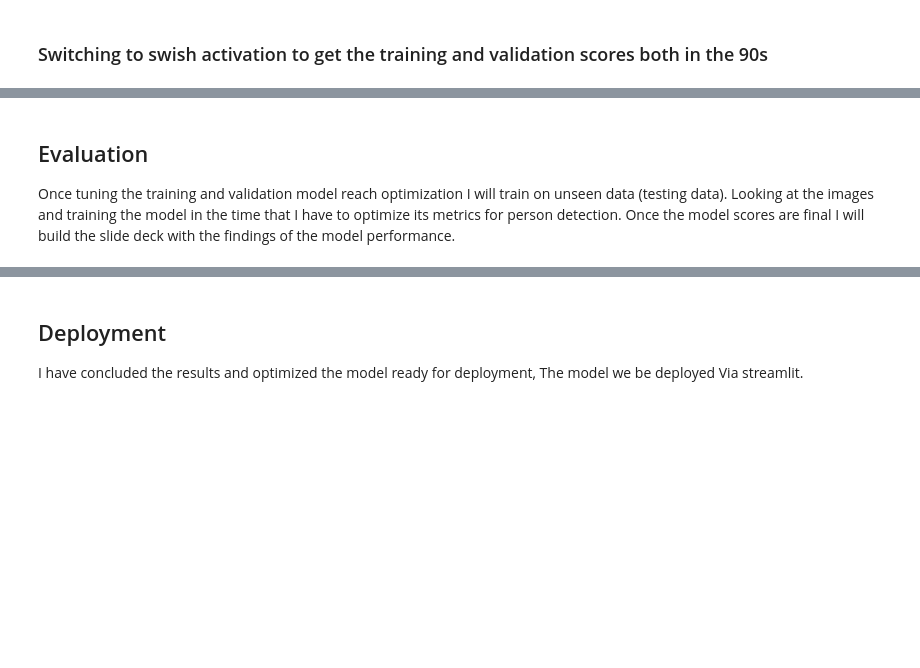
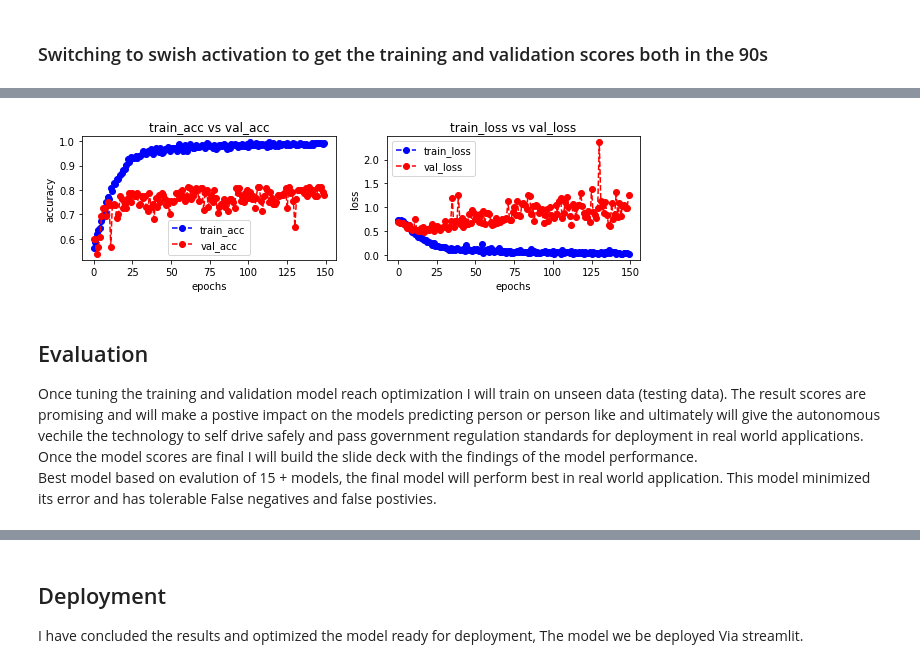
Before and after one commit to stefanocaruso0101/PedestrianDetection, a Jupyter notebook: BOOK1.ipynb, the cells around one changed output, grey strips where cells are left out. Cells and saved outputs as stored; diff of their text form; code cells hidden in the pictures; blank space fills up the shorter version.

```diff
--- a/BOOK1.ipynb
+++ b/BOOK1.ipynb
@@ -882,26 +971,22 @@ Epoch 250/250
 # %%
-# create CNN model# 7 (92,75)
-# this previous model had the smallest gap from training to validation , going to decrease layers and add more epochs
+# CNN model # 6 decreasing the pixel shape to the smallest yet to prevent overfitting and training time.
 
 model = models.Sequential()
-model.add(layers.Conv2D(filters=32, kernel_size=(2, 2), activation='relu', kernel_regularizer=l2(l2=0.01), input_shape=(50, 50, 3)))
-model.add(layers.MaxPooling2D((2, 2)))
-model.add(layers.Conv2D(filters=36, kernel_size=(2, 2), activation='relu', kernel_regularizer=l2(l2=0.01)))
+model.add(layers.Conv2D(filters=64, kernel_size=(5,5),strides=(1, 1),padding='same', activation='relu', input_shape=(50, 50, 3)))
+model.add(layers.MaxPooling2D((3, 3)))
+model.add(layers.Conv2D(filters=88, kernel_size=(5, 5),strides=(1, 1),padding='same', activation='relu'))
 model.add(layers.Dropout(rate=.6))
-model.add(layers.MaxPooling2D((2, 2)))
-model.add(layers.Conv2D(filters=64, kernel_size=(2, 2), activation='relu', kernel_regularizer=l2(l2=0.01)))
+model.add(layers.MaxPooling2D((3, 3)))
+model.add(layers.Conv2D(filters=96, kernel_size=(5, 5),strides=(1, 1),padding='same', activation='relu'))
 model.add(layers.Dropout(rate=.6))
-model.add(layers.MaxPooling2D((2, 2)))
-model.add(layers.Conv2D(filters=64, kernel_size=(2, 2), activation='relu', kernel_regularizer=l2(l2=0.01)))
-
 model.add(layers.Flatten())
-model.add(layers.Dense(60, activation='relu', kernel_regularizer=l2(l2=0.01)))
+model.add(layers.Dense(128, activation='relu'))
 model.add(layers.Dense(1, activation='sigmoid'))
 
 model.compile(optimizer='rmsprop',
               loss='binary_crossentropy',
               metrics=['accuracy'])
 
-history_14 = model.fit(train_images_4, train_labels_4, epochs=200, batch_size=32,
+history_14 = model.fit(train_images_4, train_labels_4, epochs=150, batch_size=32,
                     validation_data=(val_images_4, val_labels_4))
 # %% [output]
@@ -925,8 +1010,15 @@ Epoch 83/200
+# %%
+# visual to review the accuracy and loss per epoch on both validation and training
+plot_accuracy_loss(history_14)
+# %% [output]
+[figure, added]
 # %% [markdown]
 ## Evaluation
 Once tuning the training and validation model reach optimization I will train on unseen data (testing data).
-Looking at the images and training the model in the time that I have to optimize its metrics for person detection.
+The result scores are promising and will make a postive impact on the models predicting person or person like and ultimately will give the autonomous vechile the technology to self drive safely and pass government regulation standards for deployment in real world applications.
 Once the model scores are final I will build the slide deck with the findings of the model performance.
+Best model based on evalution of 15 + models, the final model will perform best in real world application.
+This model minimized its error and has tolerable False negatives and false postivies.
 # %%
 # reviewing  params
 model.summary()
```
Also changed, not shown: parts of 56 cells of this notebook, 1 other file.
